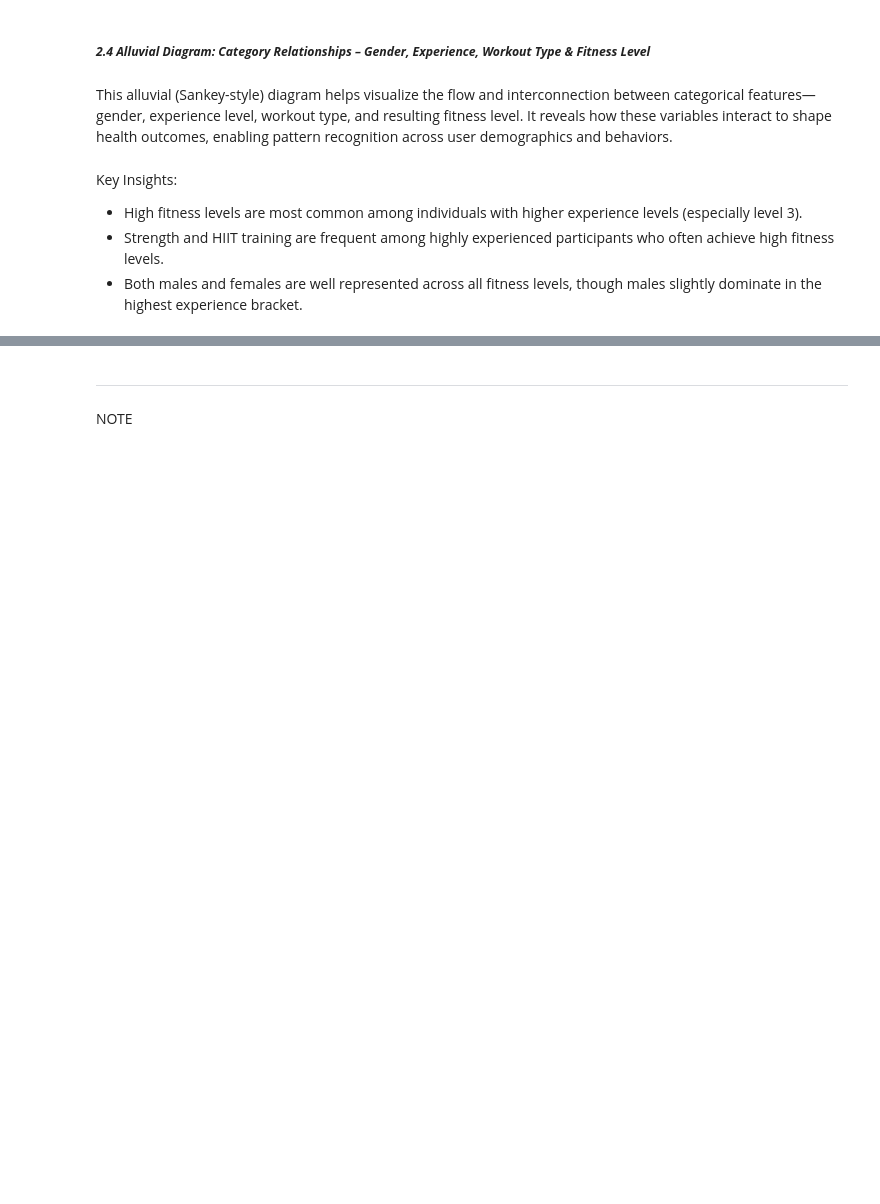
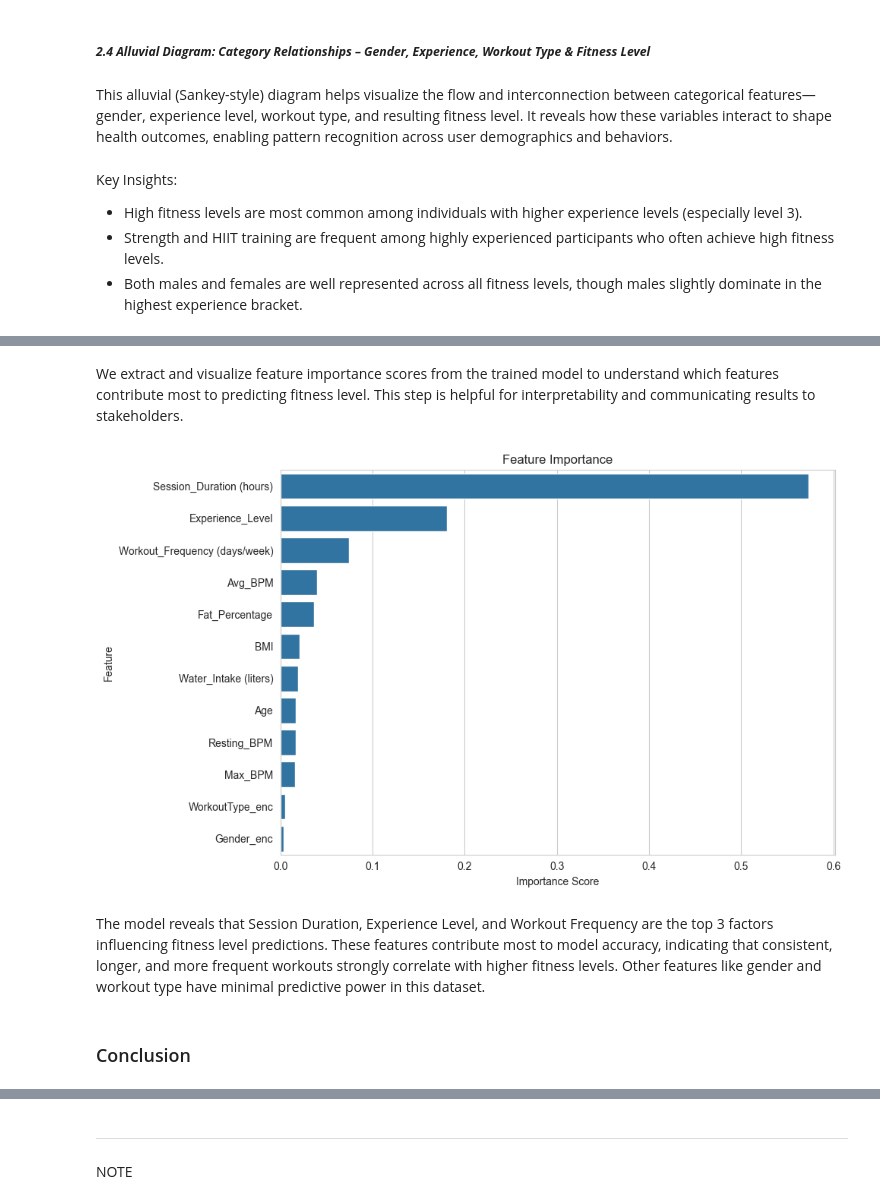
Before and after one commit to YShutko/CI_fitness_patterns_and_perfofmance_analysis, a Jupyter notebook: jupyter_notebooks/fitness_patterns_and_perfofmance_analysis.ipynb, the cells around one changed output, grey strips where cells are left out. Drawn from its saved outputs; the diff is of its cells as text; code cells hidden in the pictures; blank space fills up the shorter version.

```diff
--- a/jupyter_notebooks/fitness_patterns_and_perfofmance_analysis.ipynb
+++ b/jupyter_notebooks/fitness_patterns_and_perfofmance_analysis.ipynb
@@ -458,15 +588,21 @@ print(confusion_matrix(y_test, y_pred))
+# %% [markdown]
+We extract and visualize feature importance scores from the trained model to understand which features contribute most to predicting fitness level.
+This step is helpful for interpretability and communicating results to stakeholders.
 # %%
-#Plot Feature Importance
+# Feature importance
 importances = clf.feature_importances_
-feature_df = pd.DataFrame({
-    'Feature': features,
-    'Importance': importances
-}).sort_values(by='Importance', ascending=True)
-
-plt.figure(figsize=(8, 5))
-sns.barplot(x='Importance', y='Feature', data=feature_df, palette='viridis')
-plt.title('Feature Importance - Fitness Level Prediction')
-plt.xlabel('Importance')
-plt.ylabel('Feature')
+feat_imp = pd.Series(importances,
+                     index=features).sort_values(ascending=False)
+plt.figure(figsize=(10,6))
+sns.barplot(x=feat_imp, y=feat_imp.index)
+plt.title("Feature Importance")
+plt.xlabel("Importance Score")
+plt.ylabel("Feature")
 plt.tight_layout()
 plt.show()
+# %% [output]
+[figure, added]
+# %% [markdown]
+The model reveals that Session Duration, Experience Level, and Workout Frequency are the top 3 factors influencing fitness level predictions. These features contribute most to model accuracy, indicating that consistent, longer, and more frequent workouts strongly correlate with higher fitness levels. Other features like gender and workout type have minimal predictive power in this dataset.
+# %% [markdown]
+### Conclusion
```
Also changed, not shown: parts of 31 cells of this notebook.
